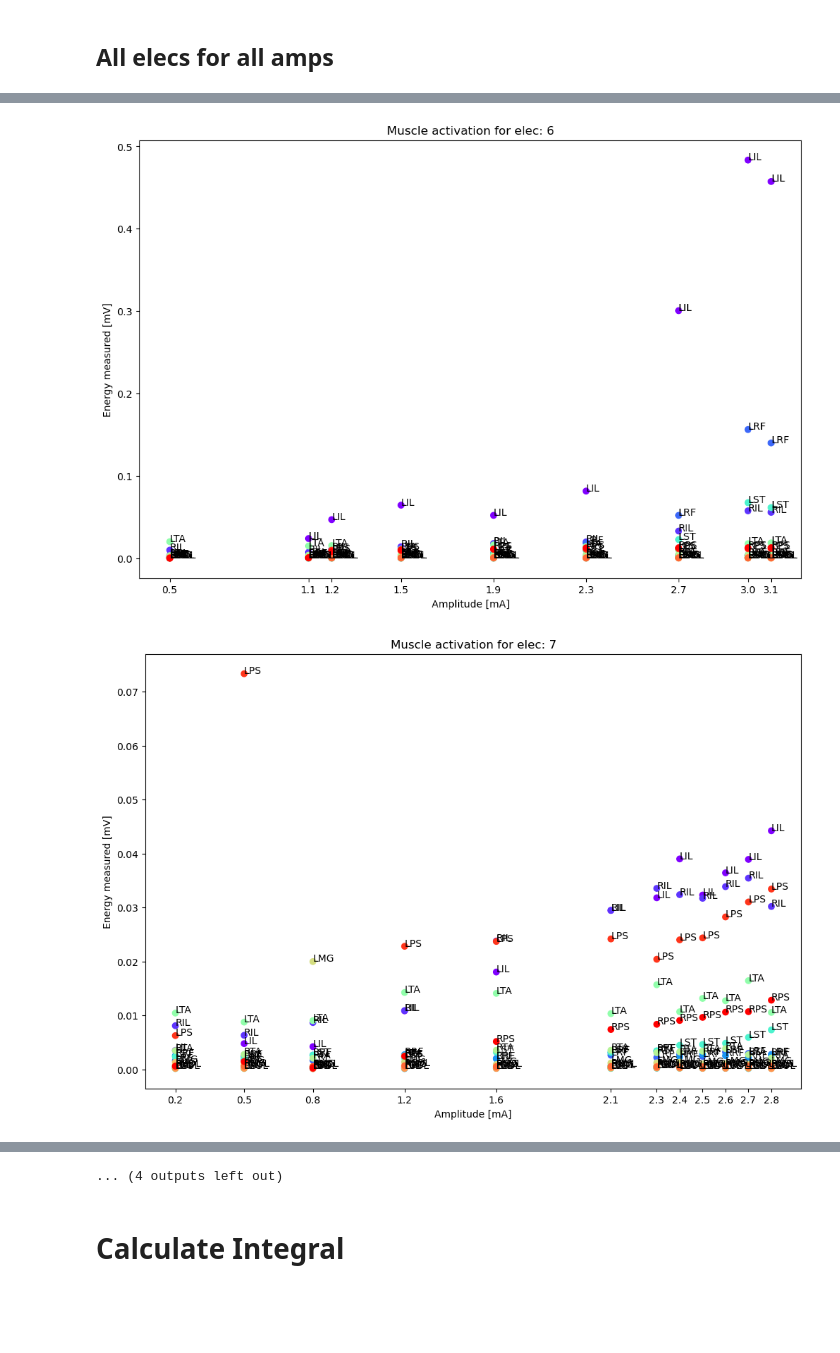
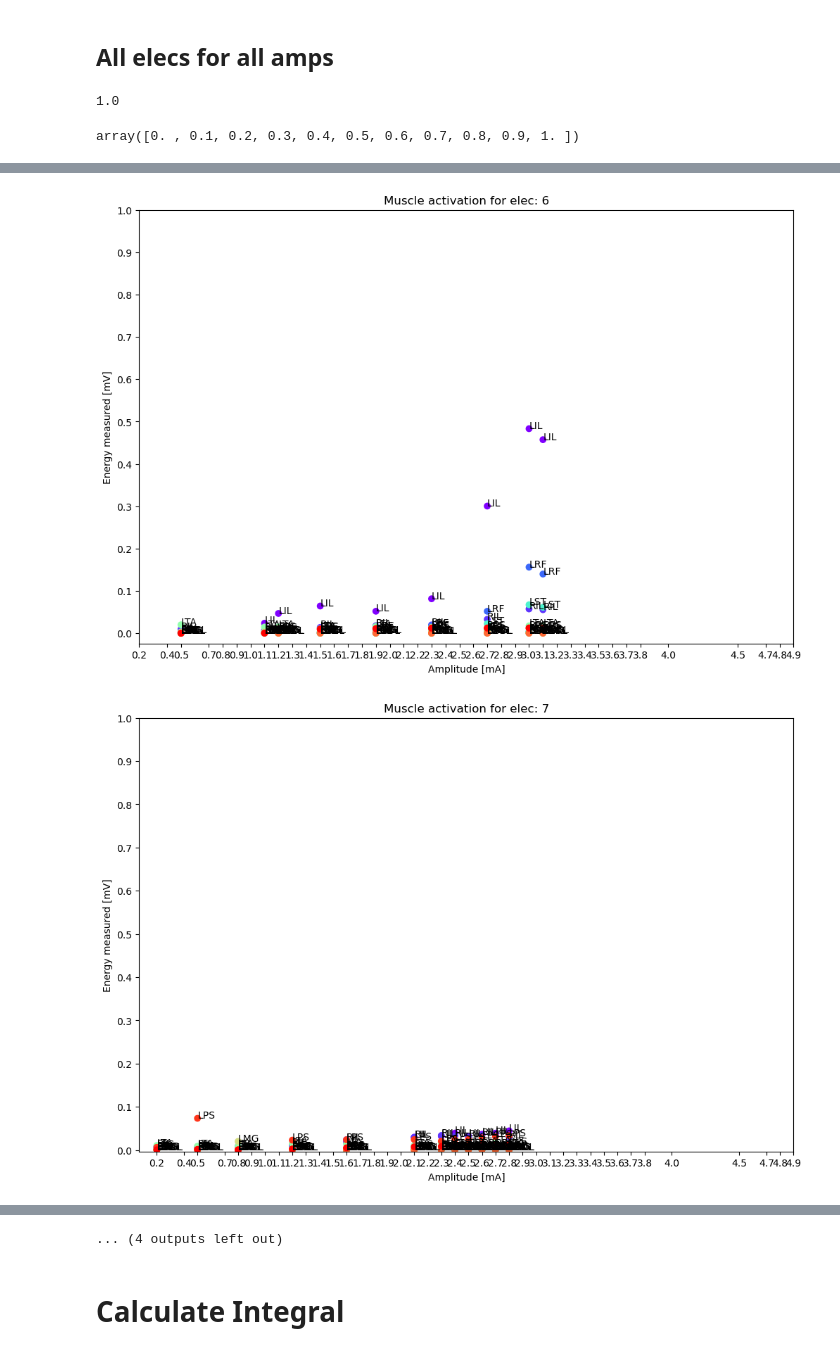
Before and after one commit to rohnerne/Master_thesis, a Jupyter notebook: Notebook_8_Analysis.ipynb, the cells around one changed output, grey strips where cells are left out. Drawn from its saved outputs; the diff is of its cells as text; code cells hidden in the pictures; blank space fills up the shorter version.

Commit message:
set common scale for all the plots, next, do same plots with integral, to check if same results apply

```diff
--- a/Notebook_8_Analysis.ipynb
+++ b/Notebook_8_Analysis.ipynb
@@ -111,6 +111,14 @@ plt.show()
 [figure]
 # %% [markdown]
 ## All elecs for all amps
+# %%
+np.nanmax(peak2peak_data_to_tensor [:, :,:, 0, 0])
+# %% [output]
+1.0
+# %%
+np.linspace(0, 1, 11)
+# %% [output]
+array([0. , 0.1, 0.2, 0.3, 0.4, 0.5, 0.6, 0.7, 0.8, 0.9, 1. ])
 # %%
 #Try with all elecs and all amps
 
@@ -136,10 +144,12 @@ for elec_i in range( 0, len(mt_electrodes)):
 
     # Create just a figure and only one subplot
     ax.set_xlabel("Amplitude [mA]")
-    ax.set_xticks(ticks)
+    ax.set_xticks(ticks=list(unique_amplitudes["amplitudes"]))
 
     # ax.set_xticks(list(unique_amplitudes["amplitudes"]))
     ax.set_ylabel("Energy measured [mV]")
+    ax.set_yticks(ticks=np.linspace(0, np.nanmax(peak2peak_data_to_tensor [:, :,:, 0, 0]), 11))
+
     ax.set_title(f"Muscle activation for elec: {elec_i}")
     if save_flag:
         data_file = "elec"+"_"+str(elec_i)+"_"+"recruitment_curve"+'.png'
@@ -156,2 +166,2 @@ for elec_i in range( 0, len(mt_electrodes)):
-[figure, old version]
+[figure, new version]
-[figure, old version]
+[figure, new version]
```
Also changed, not shown: parts of 1 cell of this notebook.
